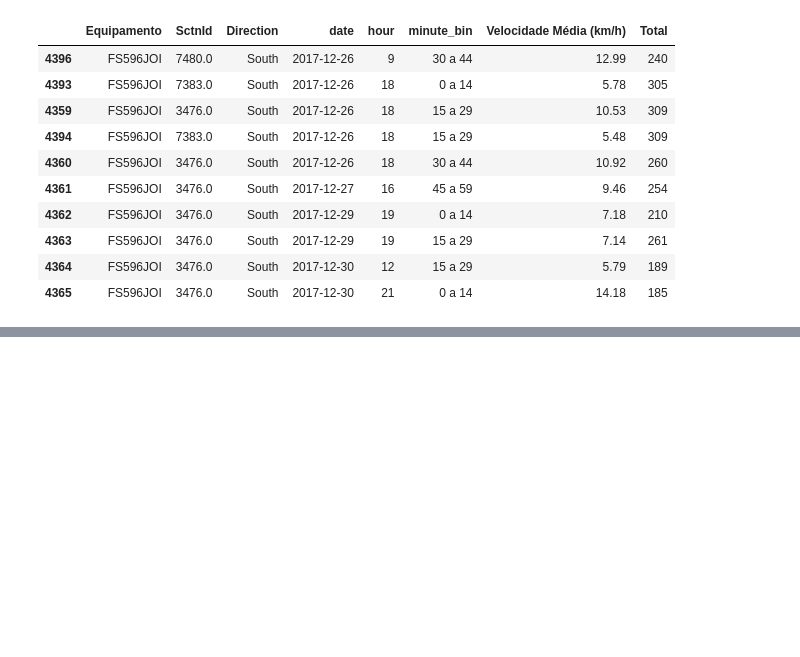
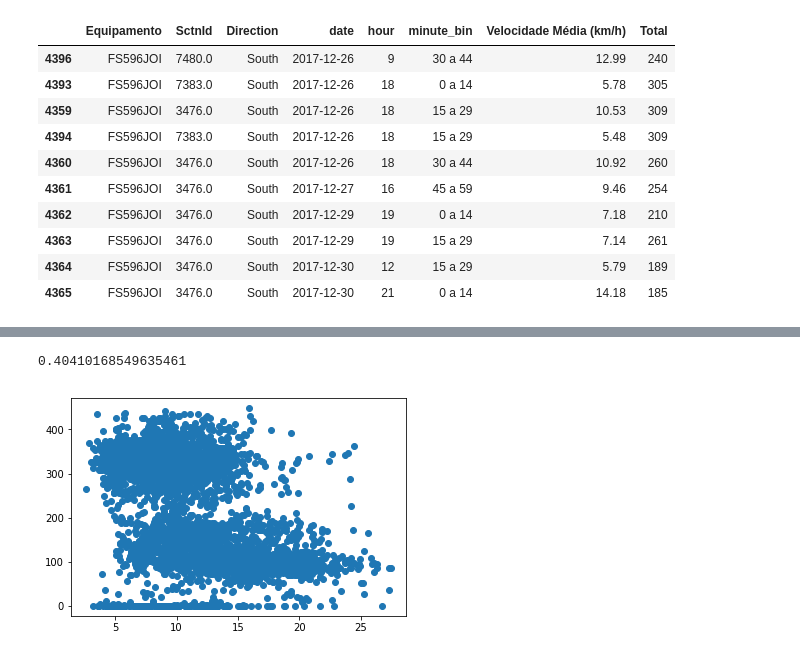
Before and after one commit to pmj-sepud/Joinville-Smart-Mobility, a Jupyter notebook: notebooks/reports/201802-GabrielBogo_Flow_Predictive_Model.ipynb, the cells around one changed output, grey strips where cells are left out. Saved outputs shown, nothing was run; the diff lists cells and outputs as text; code cells hidden in the pictures; blank space fills up the shorter version.

```diff
--- a/notebooks/reports/201802-GabrielBogo_Flow_Predictive_Model.ipynb
+++ b/notebooks/reports/201802-GabrielBogo_Flow_Predictive_Model.ipynb
@@ -38,0 +62,5 @@ df.sample(5)
+# %%
+display(df.shape)
+display(df[df["Total"]==0].shape)
+df = df[df["Total"]!=0]
+display(df.shape)
@@ -74,0 +137,16 @@ df[["Equipamento", "SctnId", "Direction", "date", "hour",
+# %%
+X = df[['Velocidade Média (km/h)', 'Nível médio de congestionamento (0 a 5)', 'Atraso médio (s)',
+       'Fila média (m)', 'Numero de faixas', 'Ciclofaixa', 'Corredor']]
+y = df['Total']
+
+X_train, X_test, y_train, y_test = train_test_split(X, y, test_size=0.25, random_state=0)
+
+display(X_train.shape)
+display(X_test.shape)
+display(y_train.shape)
+display(y_test.shape)
+
+clf = linear_model.LinearRegression()
+
+clf.fit(X_train,y_train)
+display(clf.score(X_test, y_test))
@@ -74,0 +159,11 @@ df[["Equipamento", "SctnId", "Direction", "date", "hour",
+# %%
+neigh = KNeighborsRegressor(n_neighbors=10)
+neigh.fit(X_train,y_train)
+neigh.score(X_test, y_test)
+# %% [output]
+0.40410168549635461
+# %%
+plt.scatter(X['Velocidade Média (km/h)'], y)
+plt.show()
+# %% [output]
+[figure, added]
```
Also changed, not shown: parts of 16 cells of this notebook, 3 other files.
